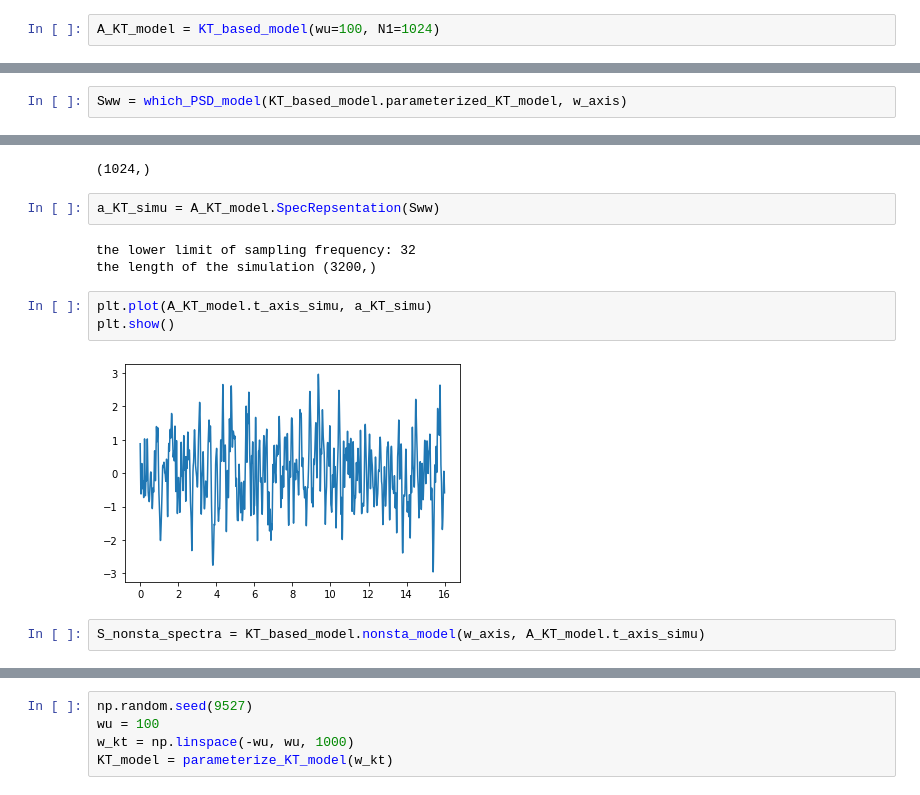
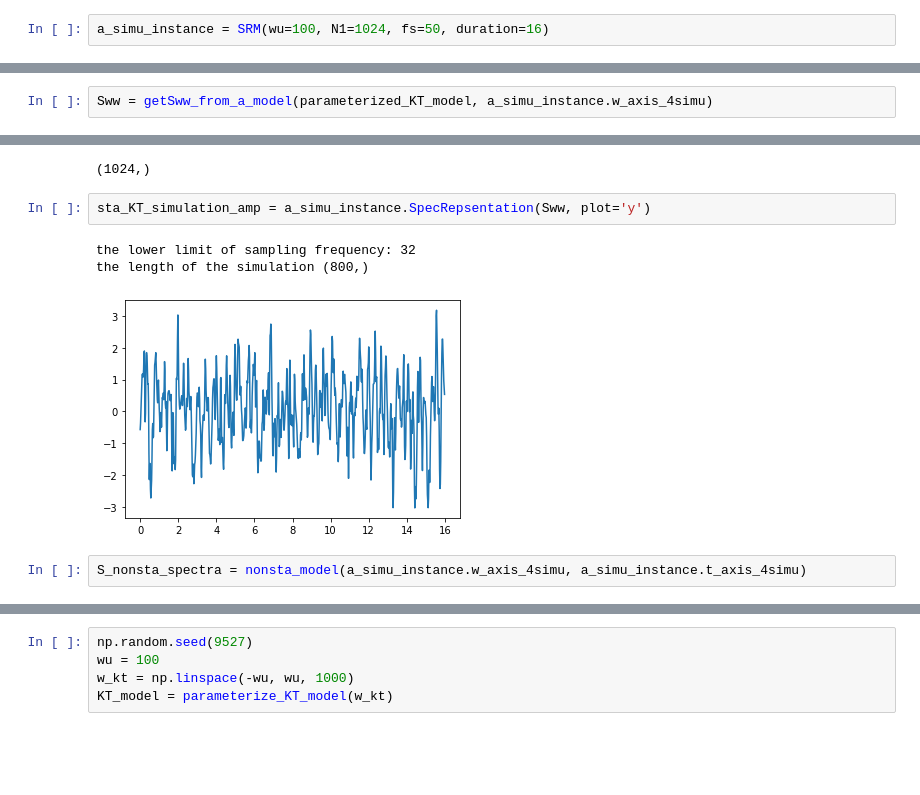
Before and after one commit to leslieDLcy/KTnSRM, a Jupyter notebook: illustration.ipynb, the cells around one changed output, grey strips where cells are left out. Saved outputs shown, nothing was run; the diff lists cells and outputs as text; blank space fills up the shorter version.

```diff
--- a/illustration.ipynb
+++ b/illustration.ipynb
@@ -4,4 +5,4 @@ from KT_model import *
 import numpy as np
 import matplotlib.pyplot as plt
 # %%
-A_KT_model = KT_based_model(wu=100, N1=1024)
+a_simu_instance = SRM(wu=100, N1=1024, fs=50, duration=16)
@@ -59,22 +54,18 @@ Recall what we've done:
 2. create the separable spectrum;
 3. generate simulations
 # %%
-Sww = which_PSD_model(KT_based_model.parameterized_KT_model, w_axis)
+Sww = getSww_from_a_model(parameterized_KT_model, a_simu_instance.w_axis_4simu)
 # %%
 Sww.shape
 # %% [output]
 (1024,)
 # %%
-a_KT_simu = A_KT_model.SpecRepsentation(Sww)
+sta_KT_simulation_amp = a_simu_instance.SpecRepsentation(Sww, plot='y')
 # %% [output]
 the lower limit of sampling frequency: 32
-the length of the simulation (3200,)
+the length of the simulation (800,)
+[figure, added]
-# %%
-plt.plot(A_KT_model.t_axis_simu, a_KT_simu)
-plt.show()
-# %% [output]
-[figure, removed]
 # %%
-S_nonsta_spectra = KT_based_model.nonsta_model(w_axis, A_KT_model.t_axis_simu)
+S_nonsta_spectra = nonsta_model(a_simu_instance.w_axis_4simu, a_simu_instance.t_axis_4simu)
 # %%
 S_nonsta_spectra.shape
```
Also changed, not shown: parts of 8 cells of this notebook, 4 other files.
